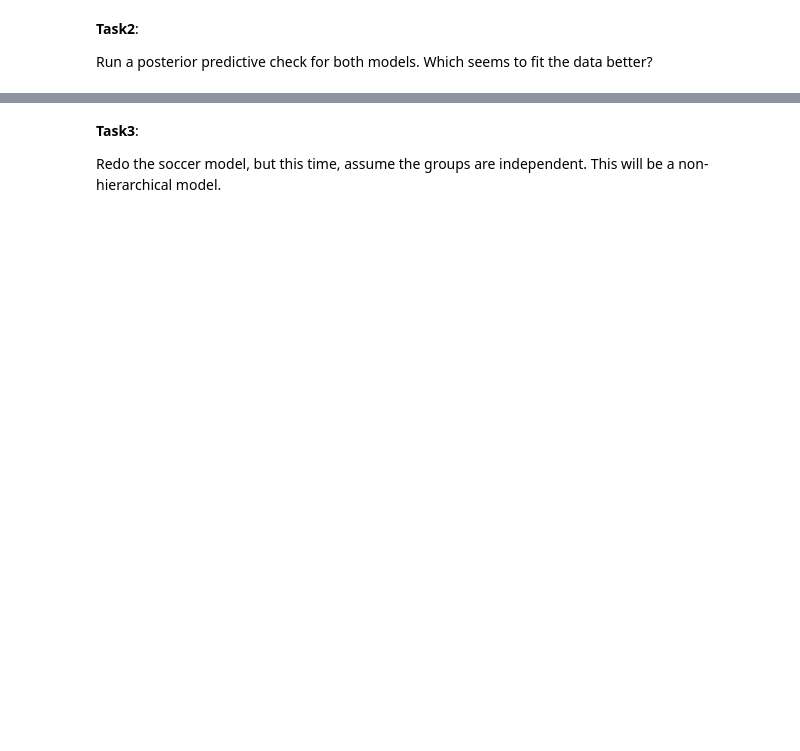
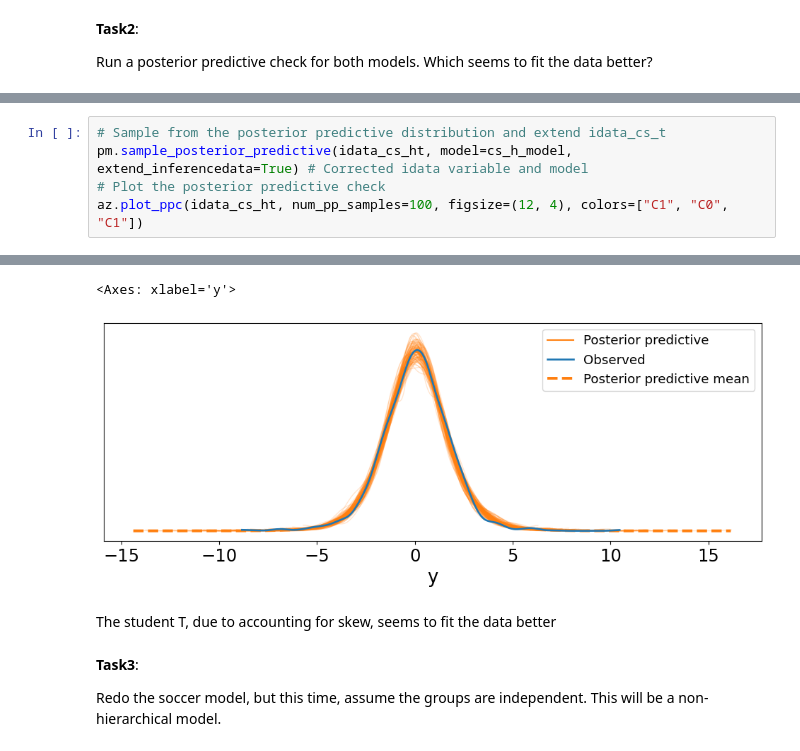
Before and after one commit to sanganalasya-hash/Data-Science, a Jupyter notebook: Copy_of_Unit4ExerciesSF.ipynb, the cells around one changed output, grey strips where cells are left out. Saved outputs shown, nothing was run; the diff lists cells and outputs as text; blank space fills up the shorter version.

```diff
--- a/Copy_of_Unit4ExerciesSF.ipynb
+++ b/Copy_of_Unit4ExerciesSF.ipynb
@@ -57,0 +157,6 @@ Run a posterior predictive check for both models. Which seems to fit the data be
+# %%
+# Sample from the posterior predictive distribution and extend idata_cs_t
+pm.sample_posterior_predictive(idata_cs_ht, model=cs_h_model, extend_inferencedata=True) # Corrected idata variable and model
+# Plot the posterior predictive check
+az.plot_ppc(idata_cs_ht, num_pp_samples=100, figsize=(12, 4), colors=["C1", "C0", "C1"])
+# %% [output]
@@ -58,3 +165,7 @@ Run a posterior predictive check for both models. Which seems to fit the data be
+<Axes: xlabel='y'>
+[figure, added]
+# %% [markdown]
+The student T, due to accounting for skew, seems to fit the data better
 # %% [markdown]
 **Task3**:
 
```
Also changed, not shown: parts of 27 cells of this notebook.
